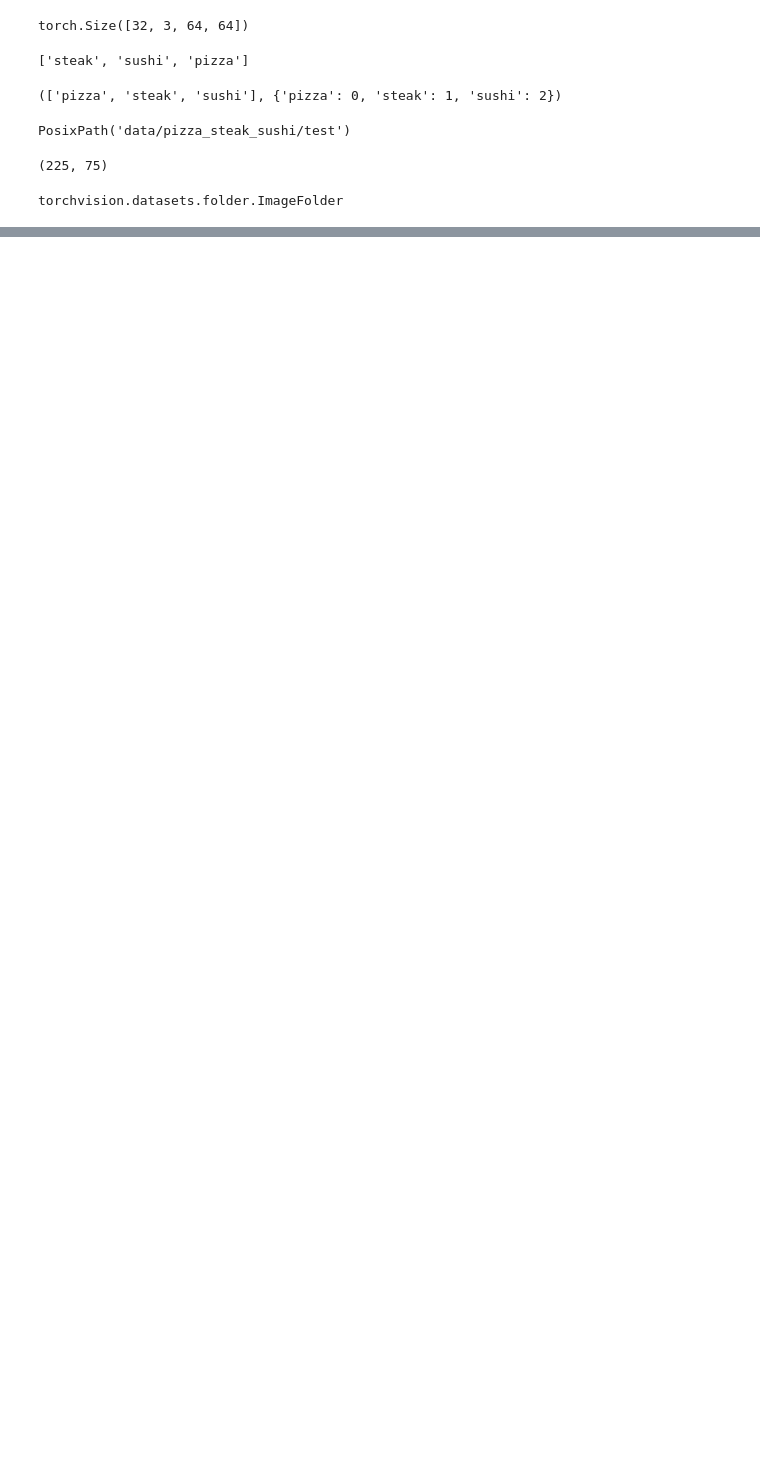
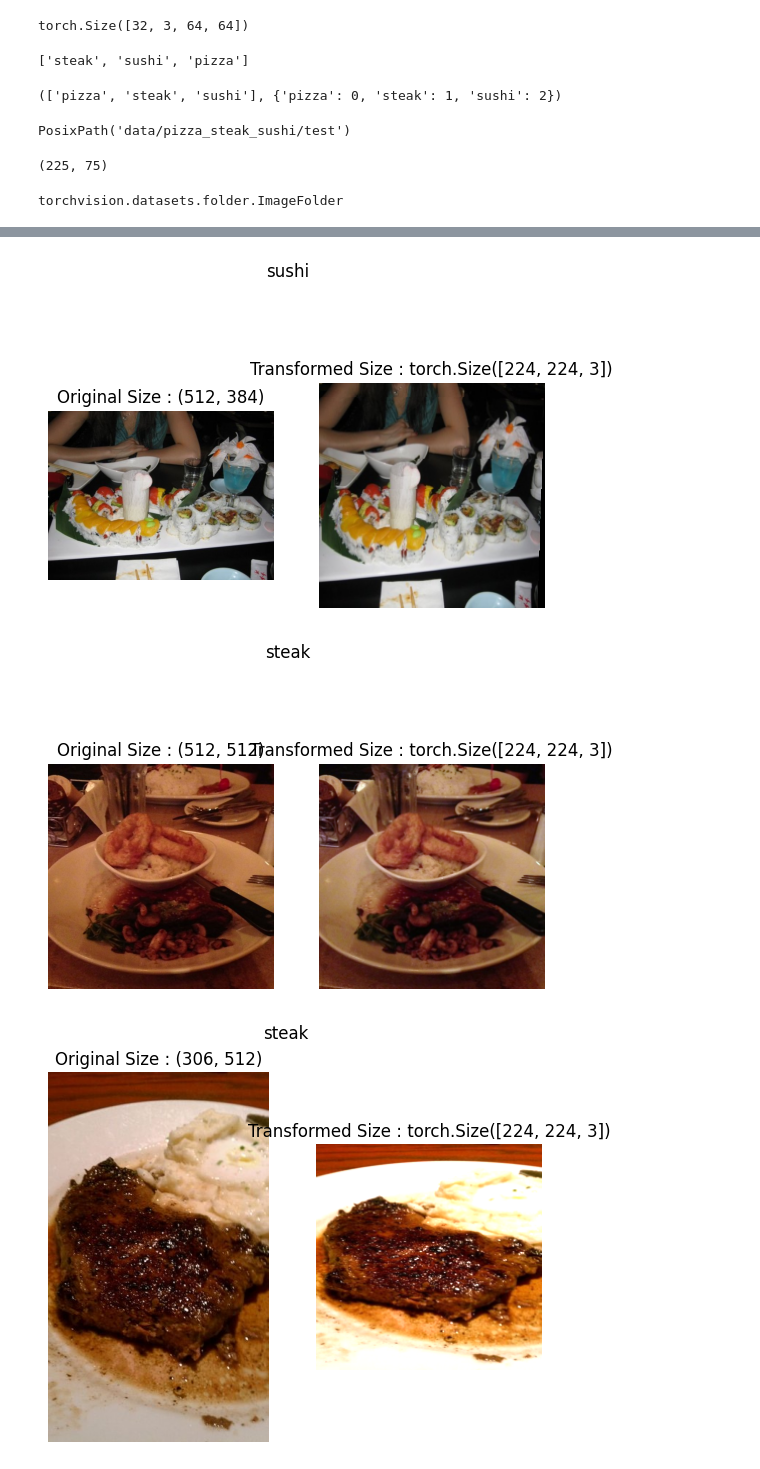
Before and after one commit to Linux-Server/ZTM, a Jupyter notebook: pytorch/04_custom_dataset/1.ipynb, the cells around one changed output, grey strips where cells are left out. Cells and saved outputs as stored; diff of their text form; code cells hidden in the pictures; blank space fills up the shorter version.

Commit message:
trivial augmentation

```diff
--- a/pytorch/04_custom_dataset/1.ipynb
+++ b/pytorch/04_custom_dataset/1.ipynb
@@ -410,0 +432,20 @@ display_radom_images(dataset=train_data_custom,
+# %%
+## Data Augmentation :  other form of transformation
+from torchvision import transforms
+train_transform = transforms.Compose([
+    transforms.Resize(size=(224,224)),
+    transforms.TrivialAugmentWide(num_magnitude_bins=31),
+    transforms.ToTensor()
+
+])
+
+
+test_transform = transforms.Compose([
+    transforms.Resize(size=(224,224)),
+    transforms.ToTensor()
+
+])
+# %%
+image_list_path = list(image_path.glob("*/*/*.jpg"))
+
+image_list_path[:10]
@@ -410,0 +463,9 @@ display_radom_images(dataset=train_data_custom,
+# %%
+plot_transformed_images(image_paths=image_list_path,
+                        transform=train_transform,
+                        n=3,
+                        seed=None)
+# %% [output]
+[figure, added]
+[figure, added]
+[figure, added]
```
Also changed, not shown: parts of 5 cells of this notebook.
